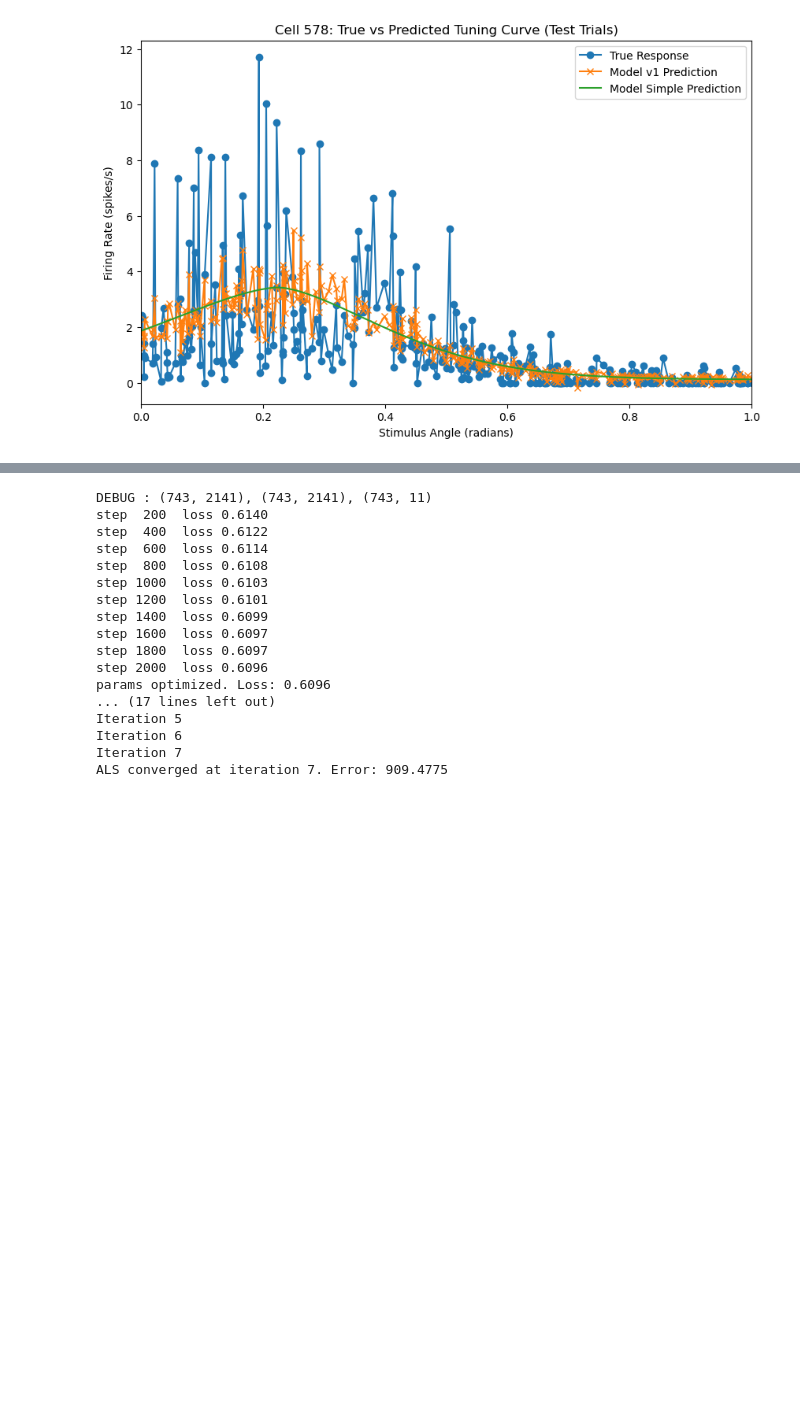
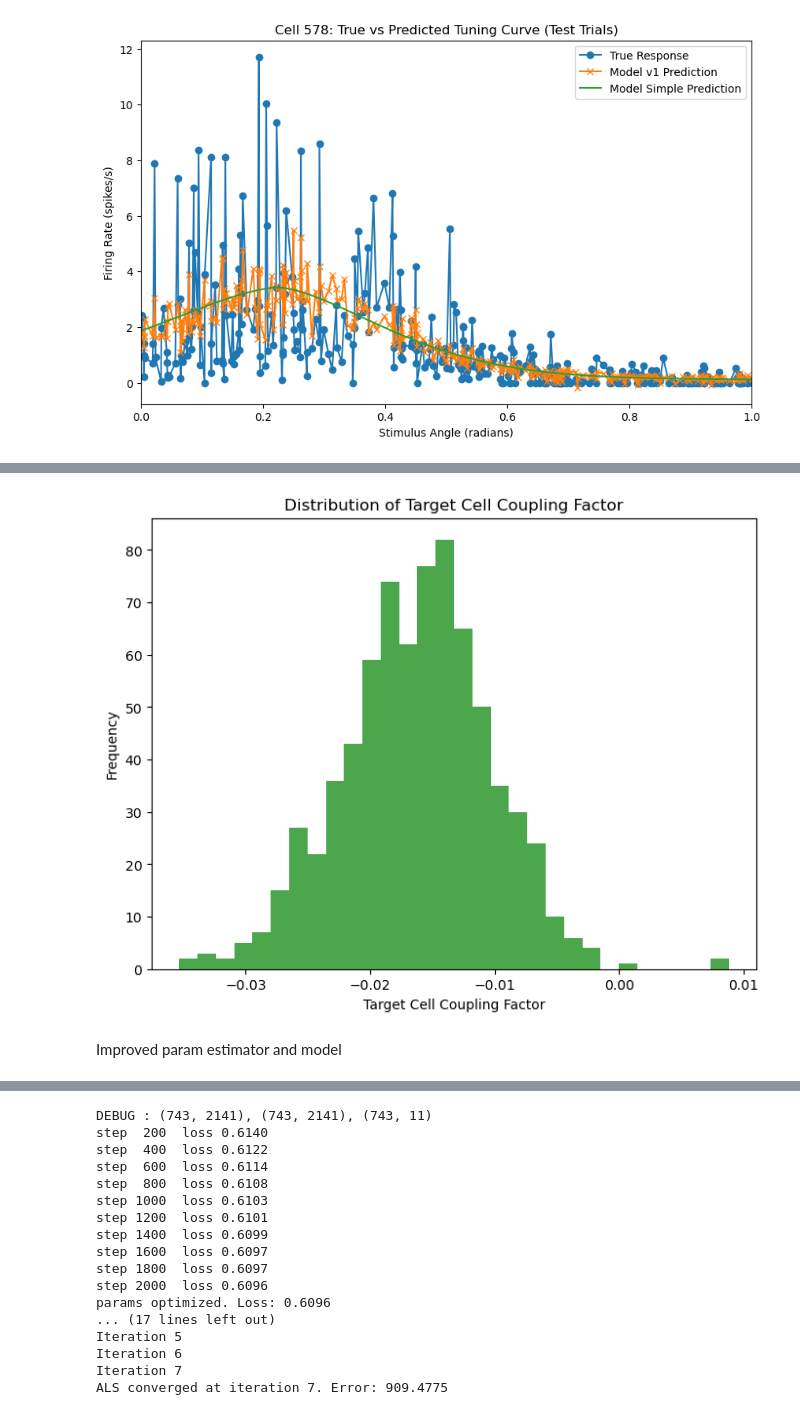
Before and after one commit to reillytilbury/EDGAR, a Jupyter notebook: trial_to_trial_variability_scratchpad.ipynb, the cells around one changed output, grey strips where cells are left out. Drawn from its saved outputs; the diff is of its cells as text; code cells hidden in the pictures; blank space fills up the shorter version.

```diff
--- a/trial_to_trial_variability_scratchpad.ipynb
+++ b/trial_to_trial_variability_scratchpad.ipynb
@@ -1345,0 +1500,12 @@ plt.show()
+# %%
+# distribution of target_cell_coupling_factor
+plt.figure(figsize=(8, 6))
+plt.hist(target_cell_coupling_factor, bins=30, color='green', alpha=0.7)
+plt.xlabel('Target Cell Coupling Factor')
+plt.ylabel('Frequency')
+plt.title('Distribution of Target Cell Coupling Factor')
+plt.show()
+# %% [output]
+[figure, added]
+# %% [markdown]
+Improved param estimator and model
```
Also changed, not shown: parts of 10 cells of this notebook.
